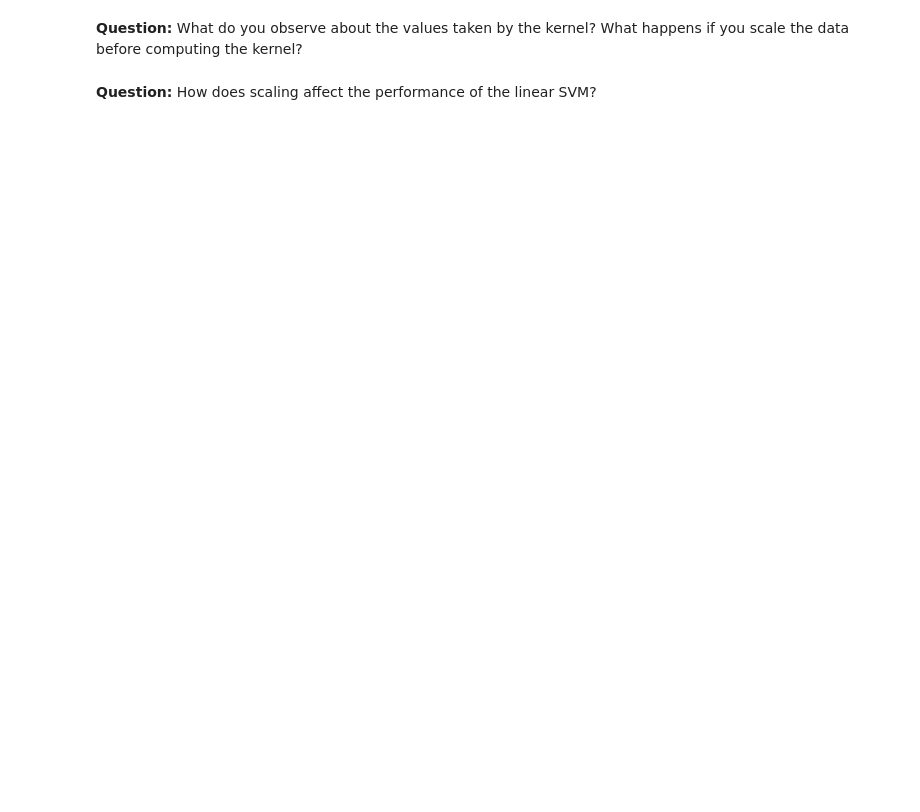
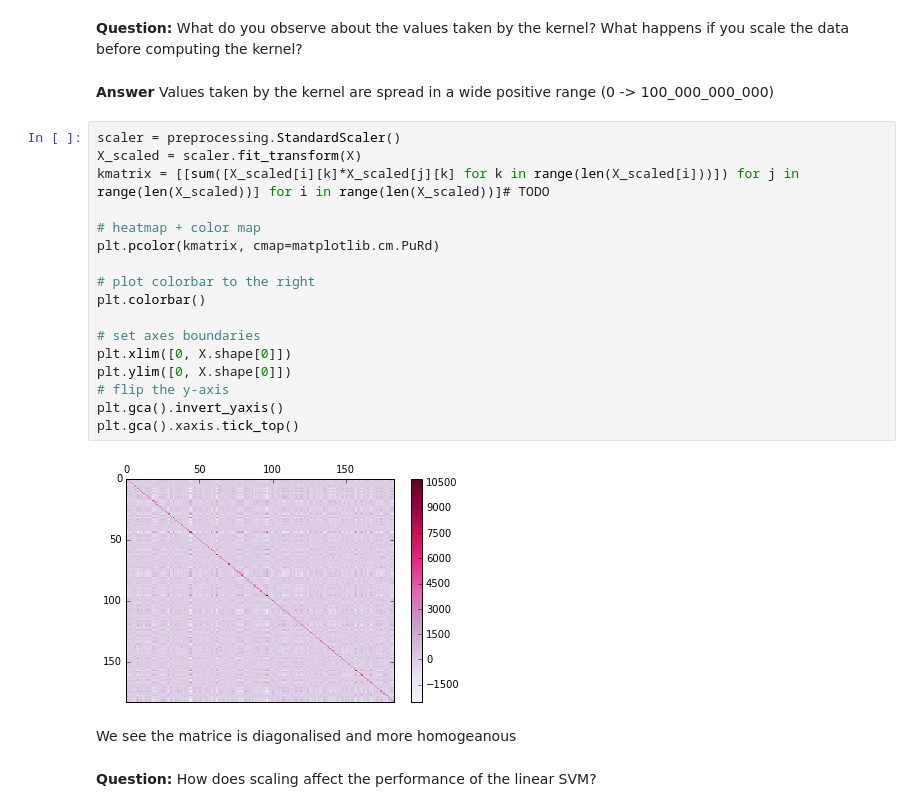
Before and after one commit to nicolay1/ma2823_2016, a Jupyter notebook: lab_notebooks/Lab 7 2016-11-25 Support Vector Machines.ipynb, the cells around one changed output. Cells and saved outputs as stored; diff of their text form; blank space fills up the shorter version.

```diff
--- a/lab_notebooks/Lab 7 2016-11-25 Support Vector Machines.ipynb
+++ b/lab_notebooks/Lab 7 2016-11-25 Support Vector Machines.ipynb
@@ -137,5 +139,28 @@ plt.gca().xaxis.tick_top()
 # %% [markdown]
 **Question:** What do you observe about the values taken by the kernel? What happens if you scale the data before computing the kernel?
+# %% [markdown]
+**Answer** Values taken by the kernel are spread in a wide positive range (0 -> 100_000_000_000)
+# %%
+scaler = preprocessing.StandardScaler()
+X_scaled = scaler.fit_transform(X)
+kmatrix = [[sum([X_scaled[i][k]*X_scaled[j][k] for k in range(len(X_scaled[i]))]) for j in range(len(X_scaled))] for i in range(len(X_scaled))]# TODO
+
+# heatmap + color map
+plt.pcolor(kmatrix, cmap=matplotlib.cm.PuRd)
+
+# plot colorbar to the right
+plt.colorbar()
+
+# set axes boundaries
+plt.xlim([0, X.shape[0]])
+plt.ylim([0, X.shape[0]])
+# flip the y-axis
+plt.gca().invert_yaxis()
+plt.gca().xaxis.tick_top()
+# %% [output]
+[figure, added]
+# %% [markdown]
+We see the matrice is diagonalised and more homogeanous
 # %% [markdown]
 **Question:** How does scaling affect the performance of the linear SVM?
 # %%
```
Also changed, not shown: parts of 20 cells of this notebook.
